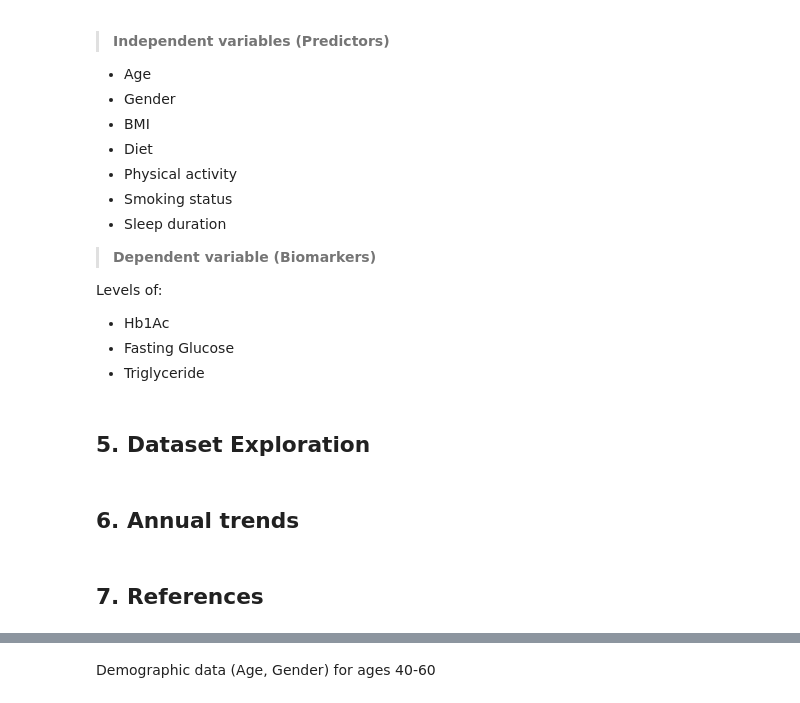
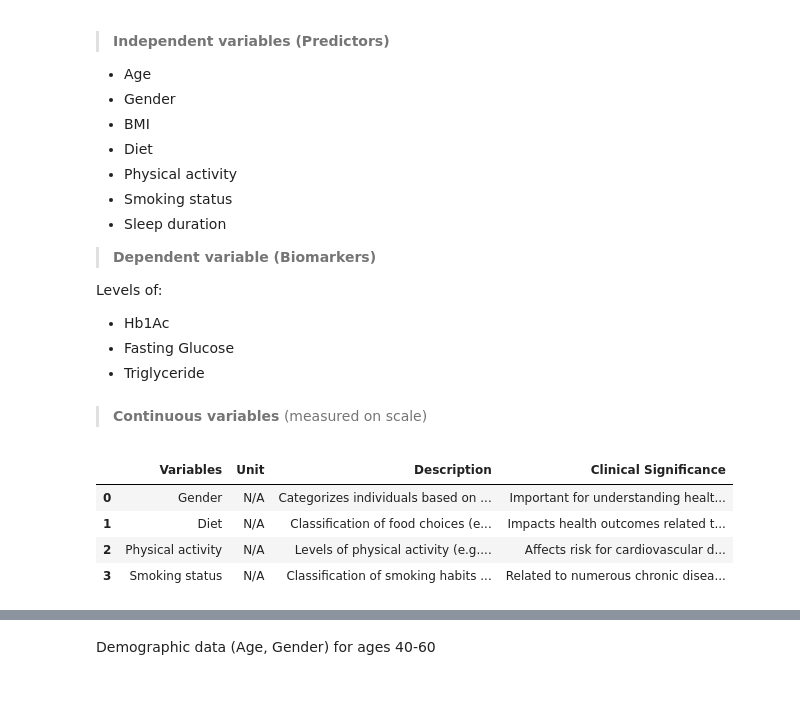
Before and after one commit to crashing-out/NHANES-Diabetes-Analysis, a Jupyter notebook: biopharmdata.ipynb, the cells around one changed output, grey strips where cells are left out. Saved outputs shown, nothing was run; the diff lists cells and outputs as text; code cells hidden in the pictures.

```diff
--- a/biopharmdata.ipynb
+++ b/biopharmdata.ipynb
@@ -39,9 +65,39 @@ Levels of:
 *   Hb1Ac
 *   Fasting Glucose
 *   Triglyceride
-# %% [markdown]
-## 5. Dataset Exploration
-# %% [markdown]
-## 6. Annual trends
-# %% [markdown]
-## 7. References
+# %% [markdown]
+
+
+> **Continuous variables** (measured on scale)
+# %%
+import pandas as pd
+
+# Create a dictionary with the data
+data = {
+    "Variables": ["Gender", "Diet", "Physical activity", "Smoking status"],
+    "Unit": ["N/A", "N/A", "N/A", "N/A"],
+    "Description": [
+        "Categorizes individuals based on biological sex or identity",
+        "Classification of food choices (e.g., vegetarian, keto)",
+        "Levels of physical activity (e.g., low, moderate, high)",
+        "Classification of smoking habits (e.g., current, former, never)"
+    ],
+    "Clinical Significance": [
+        "Important for understanding health disparities and risk factors",
+        "Impacts health outcomes related to diet and nutrition",
+        "Affects risk for cardiovascular disease, diabetes, etc.",
+        "Related to numerous chronic diseases like heart disease, lung cancer"
+    ]
+}
+
+# Create a DataFrame
+df = pd.DataFrame(data)
+
+# Display the table
+df
+# %% [output]
+|  | Variables | Unit | Description | Clinical Significance |
+| 0 | Gender | N/A | Categorizes individuals based on ... | Important for understanding healt... |
+| 1 | Diet | N/A | Classification of food choices (e... | Impacts health outcomes related t... |
+| 2 | Physical activity | N/A | Levels of physical activity (e.g.... | Affects risk for cardiovascular d... |
+| 3 | Smoking status | N/A | Classification of smoking habits ... | Related to numerous chronic disea... |
```
Also changed, not shown: parts of 30 cells of this notebook.
